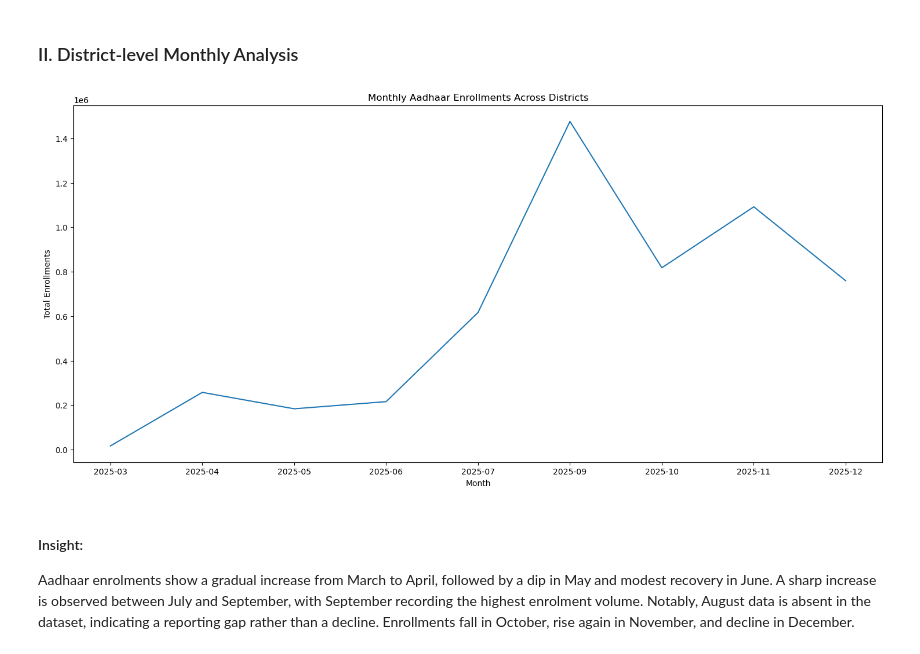
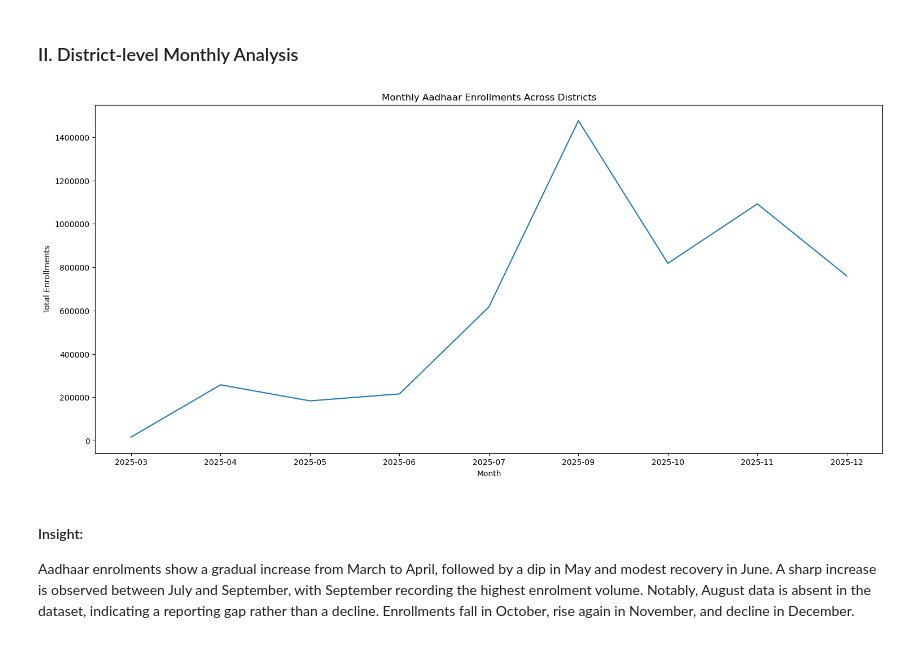
Before and after one commit to bitanpatra/Aadhar-Enrollment-Analysis, a Jupyter notebook: Notebook & Raw Data/Aadhar enrollment Analysis.ipynb, the cells around one changed output. Cells and saved outputs as stored; diff of their text form; code cells hidden in the pictures.

```diff
--- a/Notebook & Raw Data/Aadhar enrollment Analysis.ipynb
+++ b/Notebook & Raw Data/Aadhar enrollment Analysis.ipynb
@@ -627,21 +671,22 @@ A small subset of districts exceeds 40,000 total enrolments, while the remaining
 # %%
 monthly_total = (
     district_month
     .groupby('month', as_index=False)['total_enrollments']
     .sum()
     .sort_values('month')
 )
 
 monthly_total['month'] = monthly_total['month'].astype(str)
 
 plt.figure(figsize=(18, 8))
 sns.lineplot(data=monthly_total, x='month', y='total_enrollments')
 plt.title('Monthly Aadhaar Enrollments Across Districts')
 plt.xlabel('Month')
 plt.ylabel('Total Enrollments')
+plt.ticklabel_format(style='plain', axis='y')
 plt.show()
 # %% [output]
-[figure, old version]
+[figure, new version]
 # %% [markdown]
 #### Insight:
 Aadhaar enrolments show a gradual increase from March to April, followed by a dip in May and modest recovery in June. A sharp increase is observed between July and September, with September recording the highest enrolment volume. Notably, August data is absent in the dataset, indicating a reporting gap rather than a decline. Enrollments fall in October, rise again in November, and decline in December.
```
Also changed, not shown: parts of 12 cells of this notebook.
